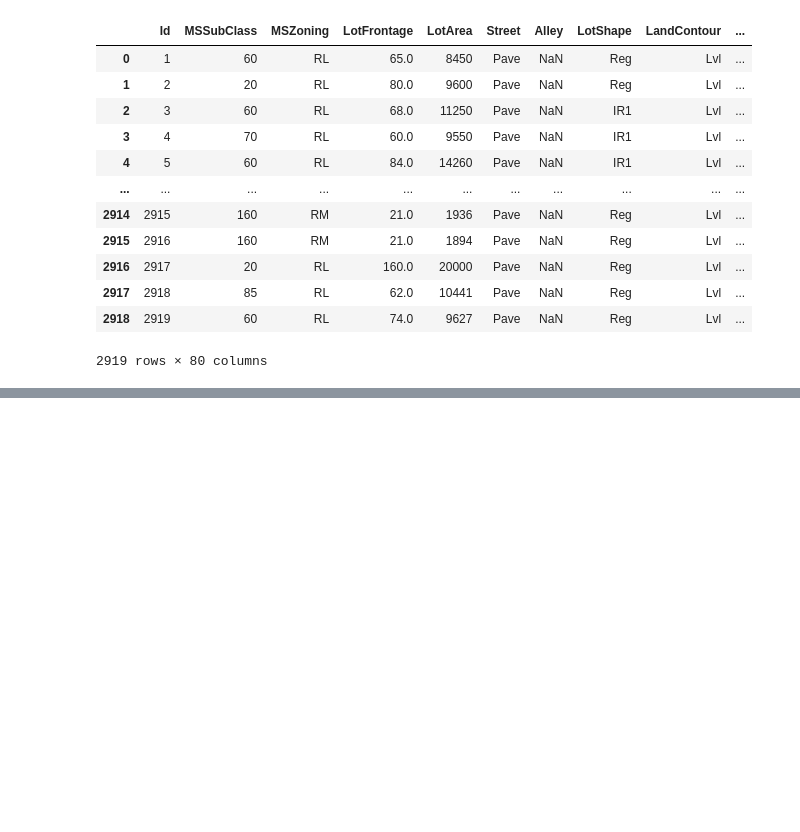
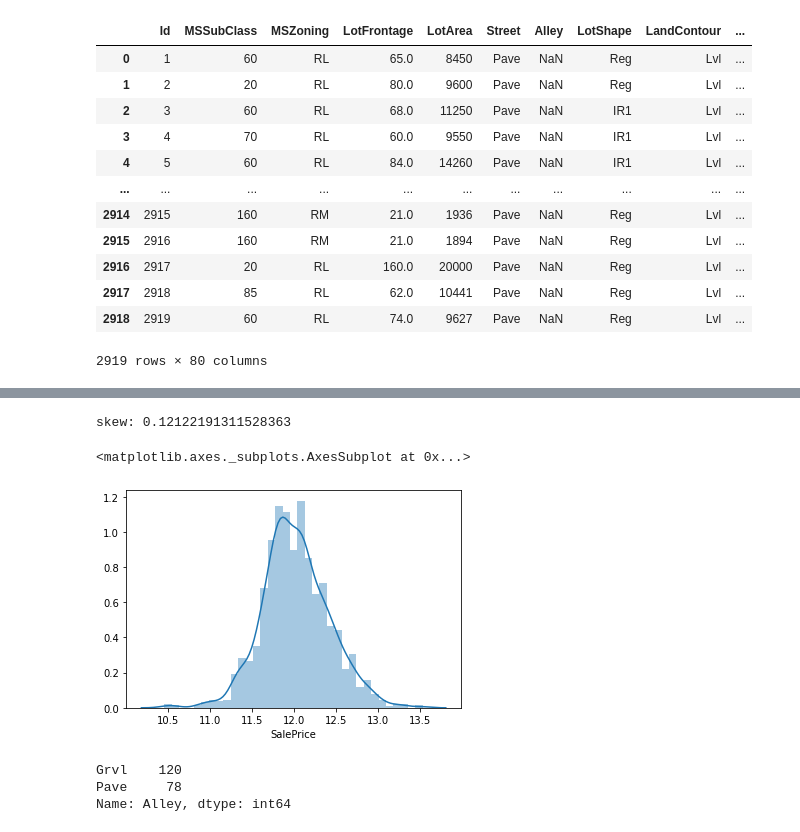
Before and after one commit to alrb2005/MechaineLearing-0716-, a Jupyter notebook: House_linear.ipynb, the cells around one changed output, grey strips where cells are left out. Cells and saved outputs as stored; diff of their text form; code cells hidden in the pictures; blank space fills up the shorter version.

```diff
--- a/House_linear.ipynb
+++ b/House_linear.ipynb
@@ -40,0 +43,15 @@ NameError: ignored
+# %%
+y = train_df["SalePrice"]
+y_train_log1p = np.log1p(y)
+print("skew:", skew(y_train_log1p))
+sns.distplot(y_train_log1p)
+# %% [output]
+skew: 0.12122191311528363
+<matplotlib.axes._subplots.AxesSubplot at 0x...>
+[figure, added]
+# %%
+datas["Alley"].value_counts()
+# %% [output]
+Grvl    120
+Pave     78
+Name: Alley, dtype: int64
```
Also changed, not shown: parts of 13 cells of this notebook.
